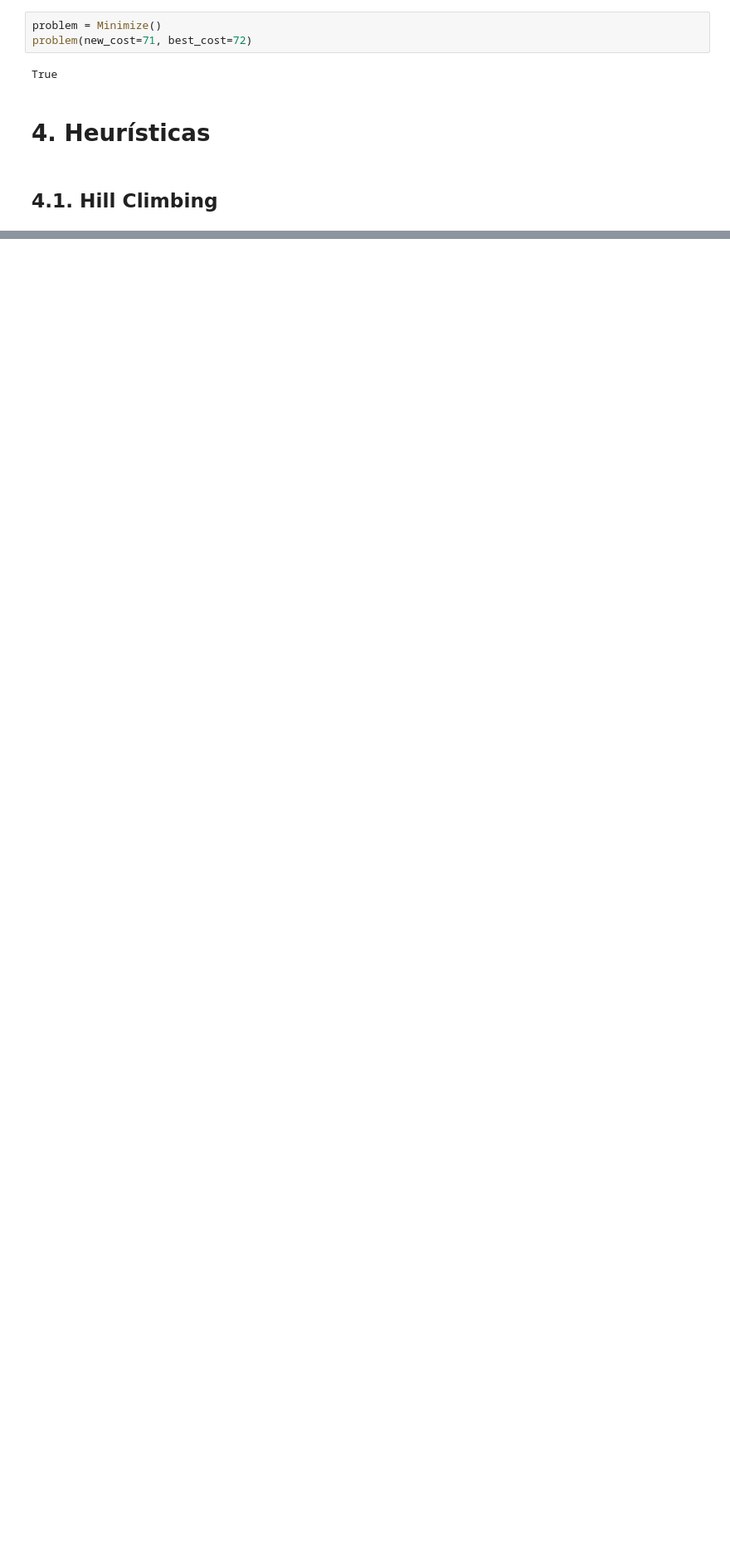
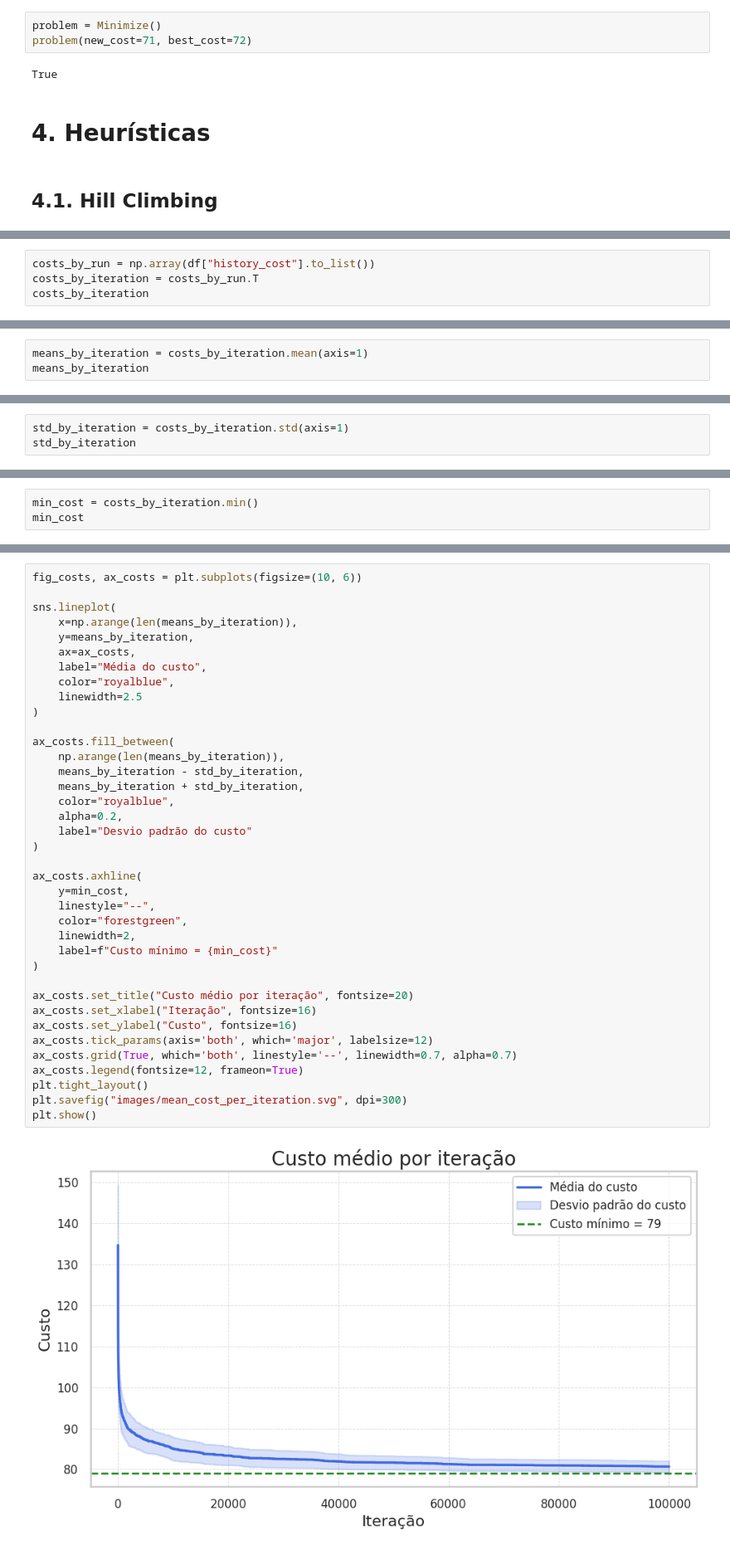
Before and after one commit to hellsdeur/moc-ppgcc-2025, a Jupyter notebook: atividade02/main.ipynb, the cells around one changed output, grey strips where cells are left out. Shown: that part at 83% size. Saved outputs shown, nothing was run; the diff lists cells and outputs as text; blank space fills up the shorter version.

```diff
--- a/atividade02/main.ipynb
+++ b/atividade02/main.ipynb
@@ -155,0 +230,4 @@ Allocation:
+# %%
+costs_by_run = np.array(df["history_cost"].to_list())
+costs_by_iteration = costs_by_run.T
+costs_by_iteration
@@ -155,0 +242,3 @@ Allocation:
+# %%
+means_by_iteration = costs_by_iteration.mean(axis=1)
+means_by_iteration
@@ -155,0 +248,3 @@ Allocation:
+# %%
+std_by_iteration = costs_by_iteration.std(axis=1)
+std_by_iteration
@@ -155,0 +254,3 @@ Allocation:
+# %%
+min_cost = costs_by_iteration.min()
+min_cost
@@ -155,0 +259,40 @@ Allocation:
+# %%
+fig_costs, ax_costs = plt.subplots(figsize=(10, 6))
+
+sns.lineplot(
+    x=np.arange(len(means_by_iteration)),
+    y=means_by_iteration,
+    ax=ax_costs,
+    label="Média do custo",
+    color="royalblue",
+    linewidth=2.5
+)
+
+ax_costs.fill_between(
+    np.arange(len(means_by_iteration)),
+    means_by_iteration - std_by_iteration,
+    means_by_iteration + std_by_iteration,
+    color="royalblue",
+    alpha=0.2,
+    label="Desvio padrão do custo"
+)
+
+ax_costs.axhline(
+    y=min_cost,
+    linestyle="--",
+    color="forestgreen",
+    linewidth=2,
+    label=f"Custo mínimo = {min_cost}"
+)
+
+ax_costs.set_title("Custo médio por iteração", fontsize=20)
+ax_costs.set_xlabel("Iteração", fontsize=16)
+ax_costs.set_ylabel("Custo", fontsize=16)
+ax_costs.tick_params(axis='both', which='major', labelsize=12)
+ax_costs.grid(True, which='both', linestyle='--', linewidth=0.7, alpha=0.7)
+ax_costs.legend(fontsize=12, frameon=True)
+plt.tight_layout()
+plt.savefig("images/mean_cost_per_iteration.svg", dpi=300)
+plt.show()
+# %% [output]
+[figure, added]
```
Also changed, not shown: parts of 17 cells of this notebook, 4 other files.
